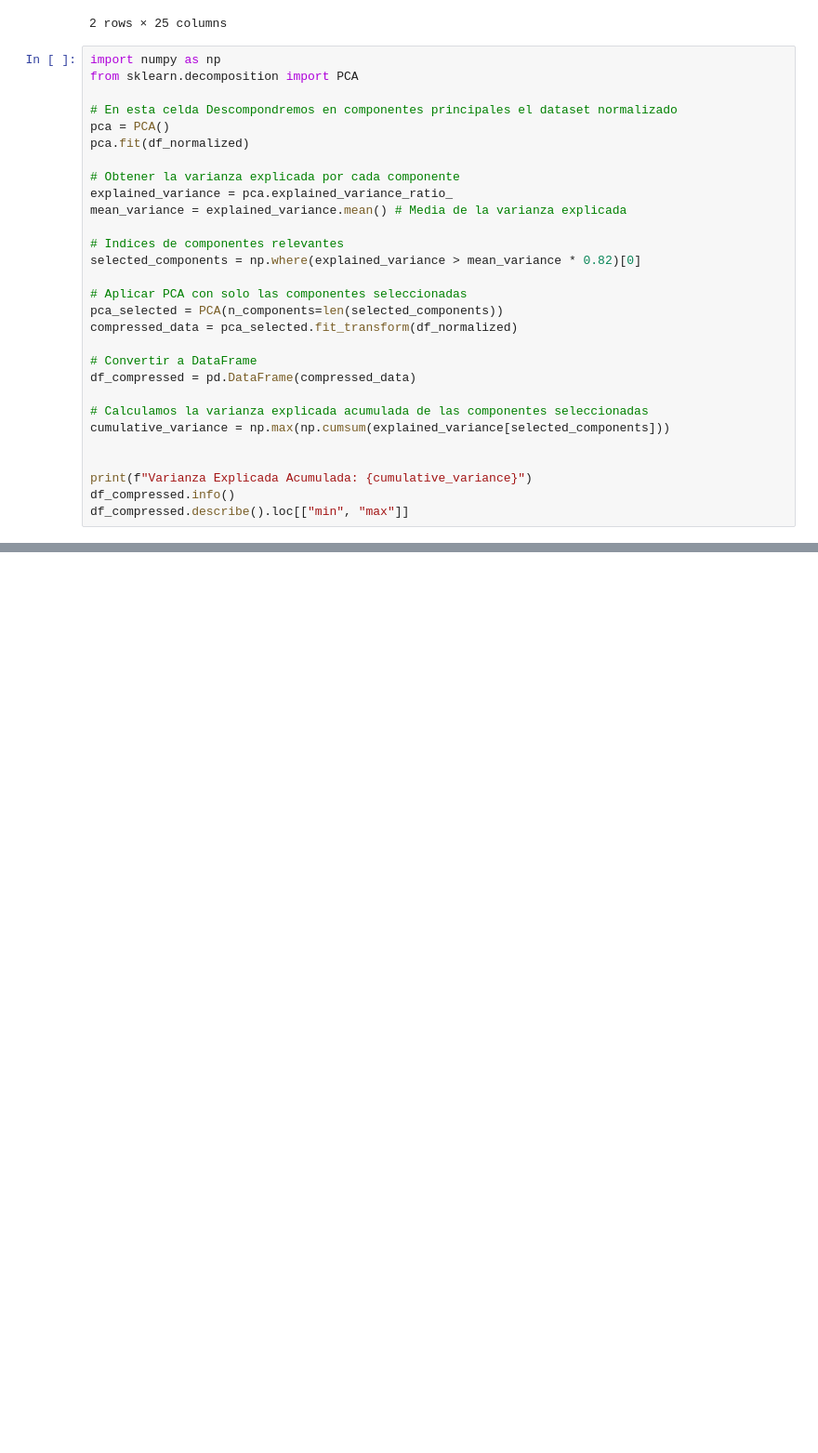
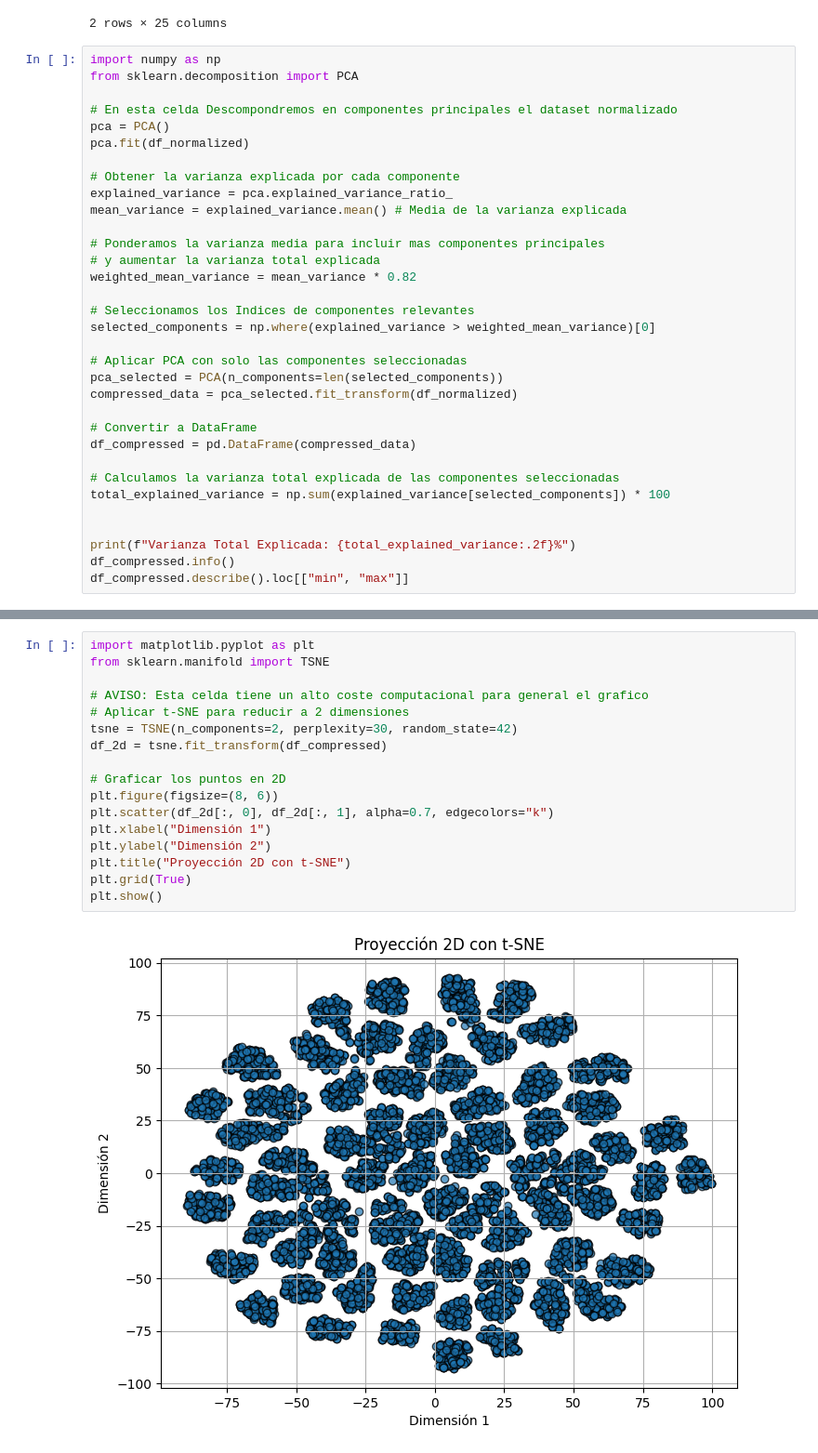
Before and after one commit to Javitodev1/data-science-challenge, a Jupyter notebook: src/doc/02_data_processing_LSTM.ipynb, the cells around one changed output, grey strips where cells are left out. Shown: that part at 93% size. Drawn from its saved outputs; the diff is of its cells as text; blank space fills up the shorter version.

Commit message:
agregado grafico para visuralizar el dataset

```diff
--- a/src/doc/02_data_processing_LSTM.ipynb
+++ b/src/doc/02_data_processing_LSTM.ipynb
@@ -149,8 +149,12 @@ pca.fit(df_normalized)
 explained_variance = pca.explained_variance_ratio_
 mean_variance = explained_variance.mean() # Media de la varianza explicada
 
-# Indices de componentes relevantes
-selected_components = np.where(explained_variance > mean_variance * 0.82)[0]
+# Ponderamos la varianza media para incluir mas componentes principales
+# y aumentar la varianza total explicada
+weighted_mean_variance = mean_variance * 0.82
+
+# Seleccionamos los Indices de componentes relevantes
+selected_components = np.where(explained_variance > weighted_mean_variance)[0]
 
 # Aplicar PCA con solo las componentes seleccionadas
 pca_selected = PCA(n_components=len(selected_components))
@@ -159,11 +163,11 @@ compressed_data = pca_selected.fit_transform(df_normalized)
 # Convertir a DataFrame
 df_compressed = pd.DataFrame(compressed_data)
 
-# Calculamos la varianza explicada acumulada de las componentes seleccionadas
-cumulative_variance = np.max(np.cumsum(explained_variance[selected_components]))
+# Calculamos la varianza total explicada de las componentes seleccionadas
+total_explained_variance = np.sum(explained_variance[selected_components]) * 100
 
 
-print(f"Varianza Explicada Acumulada: {cumulative_variance}")
+print(f"Varianza Total Explicada: {total_explained_variance:.2f}%")
 df_compressed.info()
 df_compressed.describe().loc[["min", "max"]]
 # %% [output]
@@ -187,3 +191,22 @@ memory usage: 1.3 MB
 |  | 0 | 1 | 2 | 3 | 4 | 5 | 6 | 7 | 8 | 9 | 10 | ... |
 | min | -1.614499 | -1.549255 | -1.102250 | -1.097807 | -1.042205 | -1.138483 | -1.145875 | -1.021925 | -1.094200 | -1.270129 | -0.873670 | ... |
 | max | 3.467584 | 1.544817 | 1.075005 | 1.081896 | 1.394923 | 1.480363 | 1.311102 | 1.302927 | 1.378623 | 1.323888 | 1.265482 | ... |
+# %%
+import matplotlib.pyplot as plt
+from sklearn.manifold import TSNE
+
+# AVISO: Esta celda tiene un alto coste computacional para general el grafico
+# Aplicar t-SNE para reducir a 2 dimensiones
+tsne = TSNE(n_components=2, perplexity=30, random_state=42)
+df_2d = tsne.fit_transform(df_compressed)
+
+# Graficar los puntos en 2D
+plt.figure(figsize=(8, 6))
+plt.scatter(df_2d[:, 0], df_2d[:, 1], alpha=0.7, edgecolors="k")
+plt.xlabel("Dimensión 1")
+plt.ylabel("Dimensión 2")
+plt.title("Proyección 2D con t-SNE")
+plt.grid(True)
+plt.show()
+# %% [output]
+[figure, added]
```
Also changed, not shown: parts of 2 cells of this notebook.
